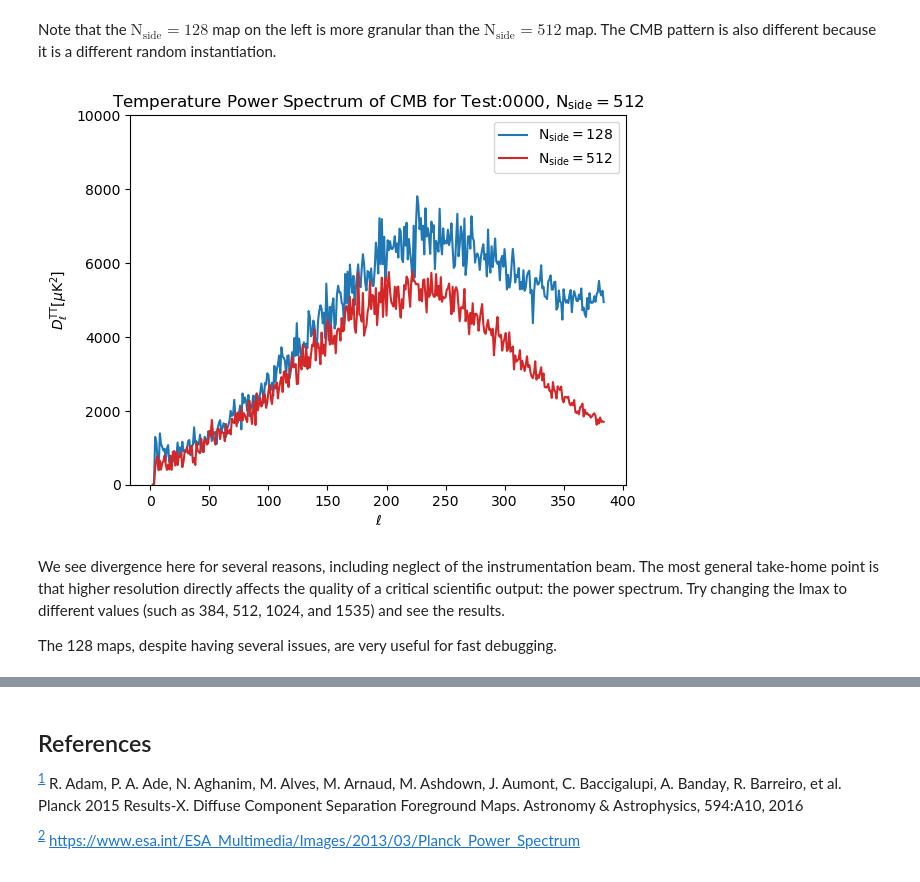
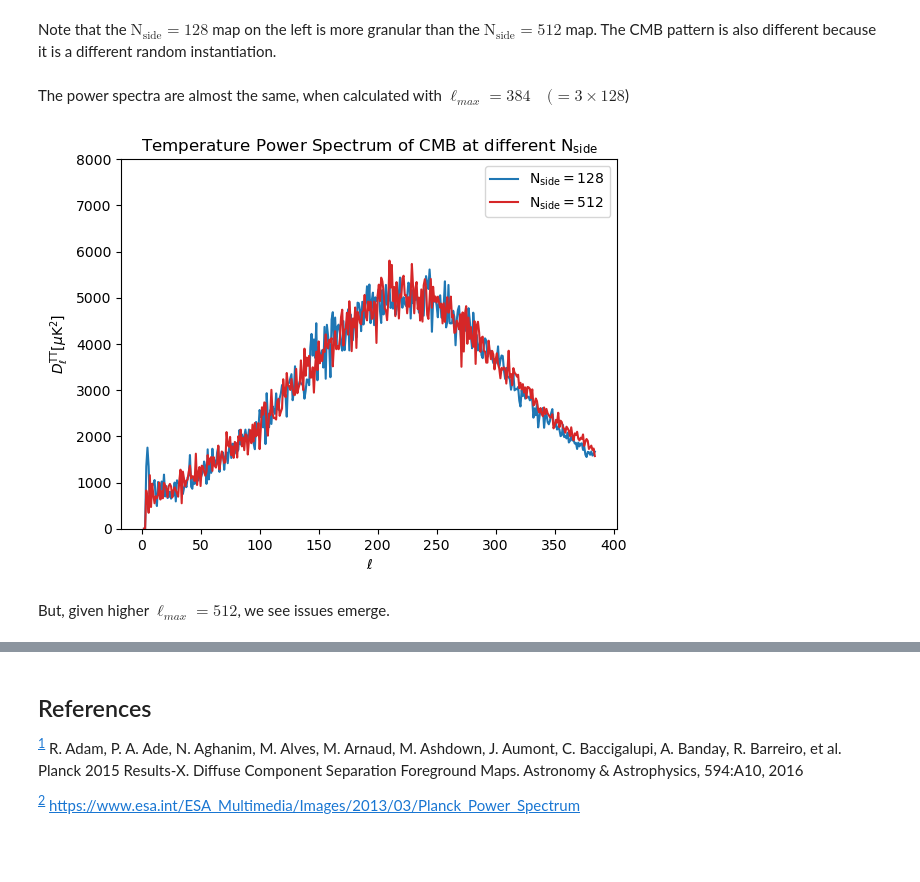
Before and after one commit to CMB-ML/cmb-ml, a Jupyter notebook: demonstrations/D_first_look_at_sims.ipynb, the cells around one changed output, grey strips where cells are left out. Saved outputs shown, nothing was run; the diff lists cells and outputs as text; code cells hidden in the pictures.

```diff
--- a/demonstrations/D_first_look_at_sims.ipynb
+++ b/demonstrations/D_first_look_at_sims.ipynb
@@ -326,37 +328,36 @@ hp.gnomview(cmb_T_map_512, title="CMB Map 512", reso=10, cbar=True, unit="$\mu K
 # %% [markdown]
 Note that the $\textrm{N}_\textrm{side}=128$ map on the left is more granular than the $\textrm{N}_\textrm{side}=512$ map. The CMB pattern is also different because it is a different random instantiation.
 # %%
-fixed_lmax = 384
+def plot_ps_given_lmax(lmax=384):
+    cmb_ps_128 = get_auto_ps_result(cmb_T_map_128,
+                                    lmax=lmax)
+    cmb_ps_128 = cmb_ps_128.deconv_dl
 
-cmb_ps_128 = get_auto_ps_result(cmb_T_map_128,
-                                lmax=fixed_lmax)
-cmb_ps_128 = cmb_ps_128.deconv_dl
+    cmb_ps_512 = get_auto_ps_result(cmb_T_map_512,
+                                    lmax=lmax)
+    cmb_ps_512 = cmb_ps_512.deconv_dl
 
-cmb_ps_512 = get_auto_ps_result(cmb_T_map_512,
-                                lmax=fixed_lmax)
-cmb_ps_512 = cmb_ps_512.deconv_dl
+    plot_params_128 = dict(color="tab:blue", label='$\\mathrm{N}_\\mathrm{side}=128$')
+    plot_params_512 = dict(color="tab:red", label='$\\mathrm{N}_\\mathrm{side}=512$')
+    ylabel_rel = '$\\%\\Delta D_{\ell}^\\text{TT} [\\mu \\text{K}^2]$'
+    ells = np.arange(cmb_ps_512.shape[0])
 
-plot_params_128 = dict(color="tab:blue", label='$\\mathrm{N}_\\mathrm{side}=128$')
-plot_params_512 = dict(color="tab:red", label='$\\mathrm{N}_\\mathrm{side}=512$')
-ylabel_rel = '$\\%\\Delta D_{\ell}^\\text{TT} [\\mu \\text{K}^2]$'
-ells = np.arange(cmb_ps_512.shape[0])
+    cmb_ps_128 = cmb_ps_128[2:]
+    cmb_ps_512 = cmb_ps_512[2:]
+    ells = ells[2:]
 
-cmb_ps_128 = cmb_ps_128[2:]
-cmb_ps_512 = cmb_ps_512[2:]
-ells = ells[2:]
-
-plt.plot(ells, cmb_ps_128, **plot_params_128)
-plt.plot(ells, cmb_ps_512, **plot_params_512)
-plt.ylabel('$D_{\ell}^\\text{TT} [\\mu \\text{K}^2]$')
-plt.ylim(0, 1e4)
-plt.title(f'Temperature Power Spectrum of CMB for {split}:{sim_num:04d}, N$_' + '\\mathrm{side}=512$')
-plt.legend()
-plt.xlabel('$\\ell$');
+    plt.plot(ells, cmb_ps_128, **plot_params_128)
+    plt.plot(ells, cmb_ps_512, **plot_params_512)
+    plt.ylabel('$D_{\ell}^\\text{TT} [\\mu \\text{K}^2]$')
+    plt.ylim(0, 8e3)
+    plt.title('Temperature Power Spectrum of CMB at different $\\mathrm{N}_\\mathrm{side}$')
+    plt.legend()
+    plt.xlabel('$\\ell$');
-# %% [output]
-[figure, removed]
-# %% [markdown]
-We see divergence here for several reasons, including neglect of the instrumentation beam. The most general take-home point is that higher resolution directly affects the quality of a critical scientific output: the power spectrum. Try changing the lmax to different values (such as 384, 512, 1024, and 1535) and see the results.
-
-The 128 maps, despite having several issues, are very useful for fast debugging.
-
-<!-- In the long run, I am curious about why exactly we have these differences. I believe the 128 maps are high because of the beam size when creating the simulation. -->
+# %% [markdown]
+The power spectra are almost the same, when calculated with $\ell_\mathit{max}=384 \quad (= 3 \times 128$)
+# %%
+plot_ps_given_lmax(384)
+# %% [output]
+[figure, added]
+# %% [markdown]
+But, given higher $\ell_\mathit{max}=512$, we see issues emerge.
```
Also changed, not shown: parts of 19 cells of this notebook, 2 other files.
